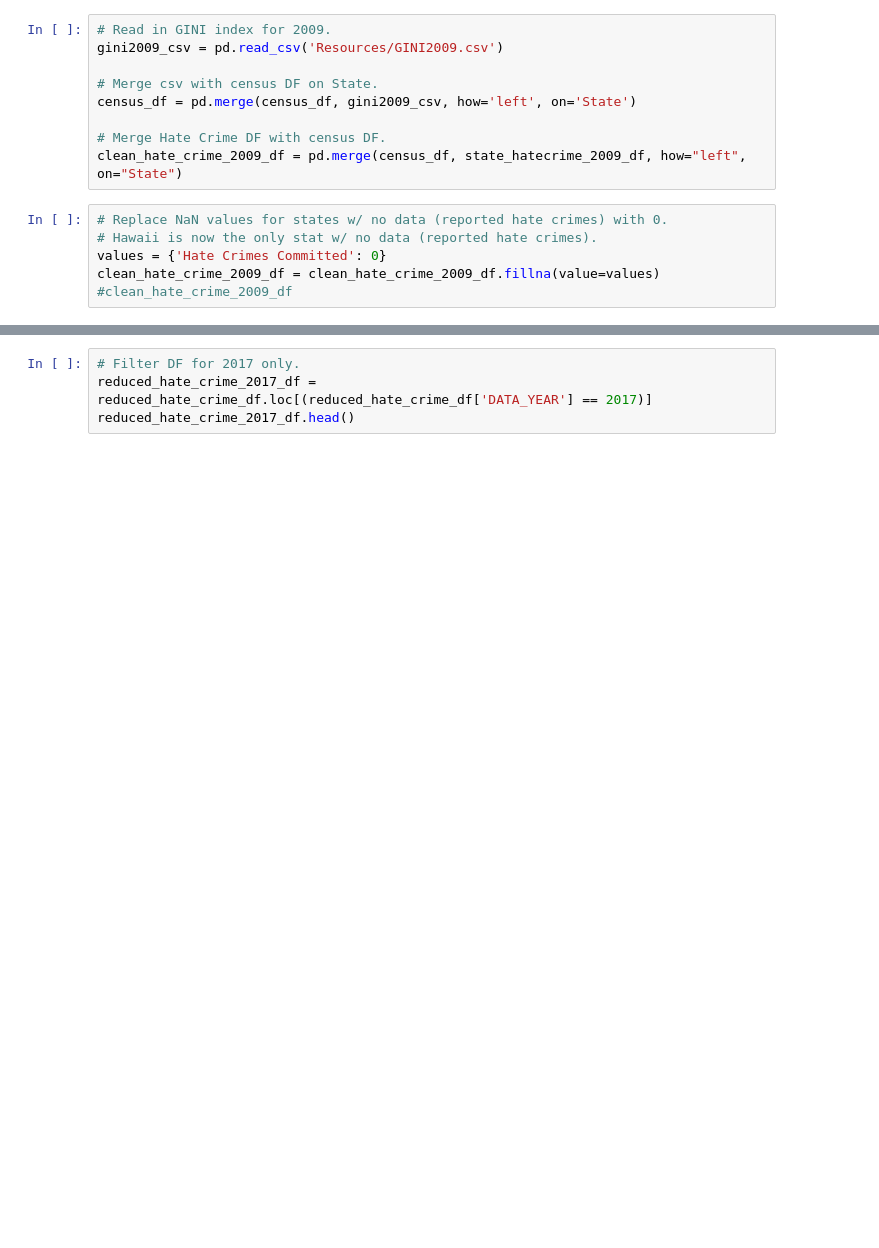
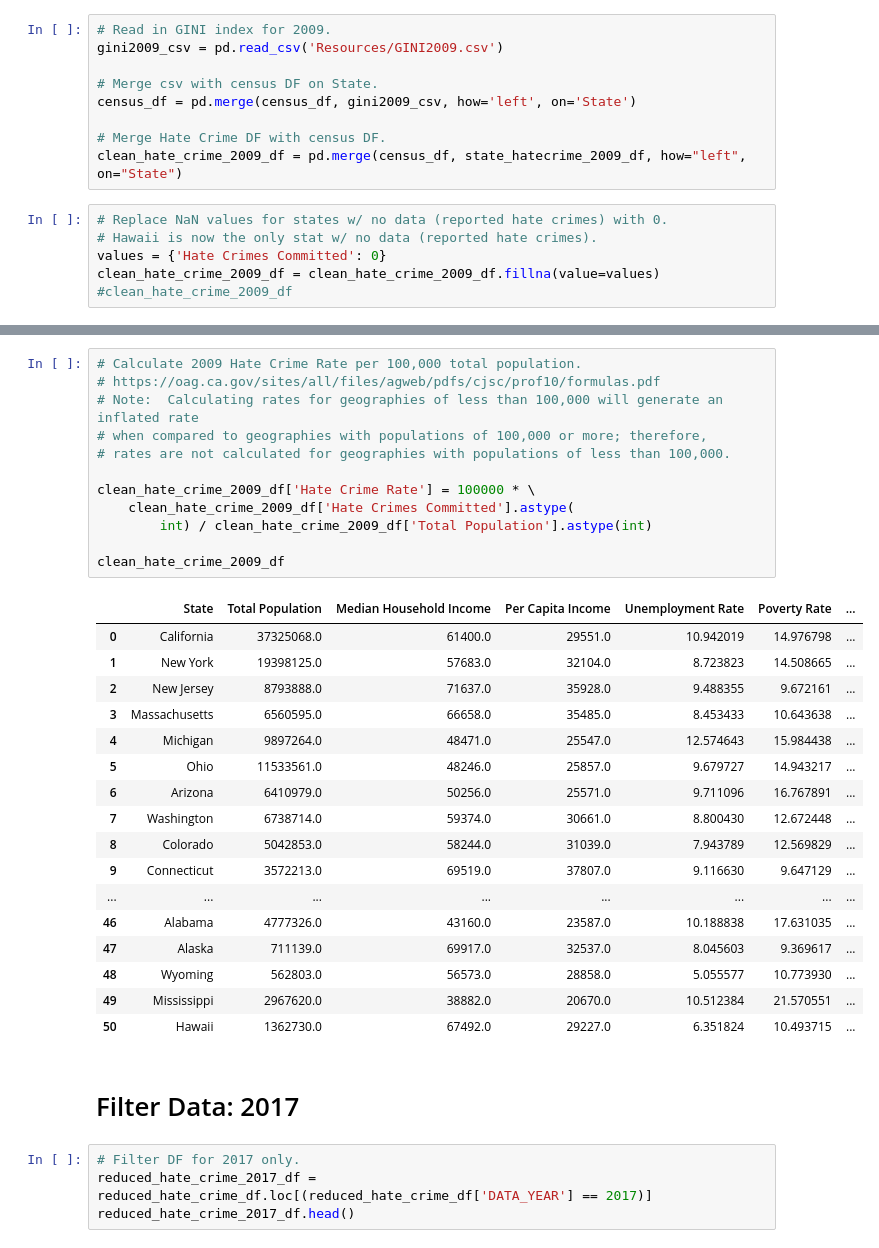
Before and after one commit to ZGrinacoff/Eight-Years-Later, a Jupyter notebook: hate_crime.ipynb, the cells around one changed output, grey strips where cells are left out. Saved outputs shown, nothing was run; the diff lists cells and outputs as text; blank space fills up the shorter version.

```diff
--- a/hate_crime.ipynb
+++ b/hate_crime.ipynb
@@ -159,3 +162,35 @@ clean_hate_crime_2009_df
+# %%
+# Calculate 2009 Hate Crime Rate per 100,000 total population.
+# https://oag.ca.gov/sites/all/files/agweb/pdfs/cjsc/prof10/formulas.pdf
+# Note:	 Calculating rates for geographies of less than 100,000 will generate an inflated rate
+# when compared to geographies with populations of 100,000 or more; therefore,
+# rates are not calculated for geographies with populations of less than 100,000.
+
+clean_hate_crime_2009_df['Hate Crime Rate'] = 100000 * \
+    clean_hate_crime_2009_df['Hate Crimes Committed'].astype(
+        int) / clean_hate_crime_2009_df['Total Population'].astype(int)
+
+clean_hate_crime_2009_df
+# %% [output]
+|  | State | Total Population | Median Household Income | Per Capita Income | Unemployment Rate | Poverty Rate | ... |
+| 0 | California | 37325068.0 | 61400.0 | 29551.0 | 10.942019 | 14.976798 | ... |
+| 1 | New York | 19398125.0 | 57683.0 | 32104.0 | 8.723823 | 14.508665 | ... |
+| 2 | New Jersey | 8793888.0 | 71637.0 | 35928.0 | 9.488355 | 9.672161 | ... |
+| 3 | Massachusetts | 6560595.0 | 66658.0 | 35485.0 | 8.453433 | 10.643638 | ... |
+| 4 | Michigan | 9897264.0 | 48471.0 | 25547.0 | 12.574643 | 15.984438 | ... |
+| 5 | Ohio | 11533561.0 | 48246.0 | 25857.0 | 9.679727 | 14.943217 | ... |
+| 6 | Arizona | 6410979.0 | 50256.0 | 25571.0 | 9.711096 | 16.767891 | ... |
+| 7 | Washington | 6738714.0 | 59374.0 | 30661.0 | 8.800430 | 12.672448 | ... |
+| 8 | Colorado | 5042853.0 | 58244.0 | 31039.0 | 7.943789 | 12.569829 | ... |
+| 9 | Connecticut | 3572213.0 | 69519.0 | 37807.0 | 9.116630 | 9.647129 | ... |
+| ... | ... | ... | ... | ... | ... | ... | ... |
+| 46 | Alabama | 4777326.0 | 43160.0 | 23587.0 | 10.188838 | 17.631035 | ... |
+| 47 | Alaska | 711139.0 | 69917.0 | 32537.0 | 8.045603 | 9.369617 | ... |
+| 48 | Wyoming | 562803.0 | 56573.0 | 28858.0 | 5.055577 | 10.773930 | ... |
+| 49 | Mississippi | 2967620.0 | 38882.0 | 20670.0 | 10.512384 | 21.570551 | ... |
+| 50 | Hawaii | 1362730.0 | 67492.0 | 29227.0 | 6.351824 | 10.493715 | ... |
+# %% [markdown]
+# Filter Data: 2017
 # %%
 # Filter DF for 2017 only.
 reduced_hate_crime_2017_df = reduced_hate_crime_df.loc[(reduced_hate_crime_df['DATA_YEAR'] == 2017)]
```
Also changed, not shown: parts of 9 cells of this notebook.
